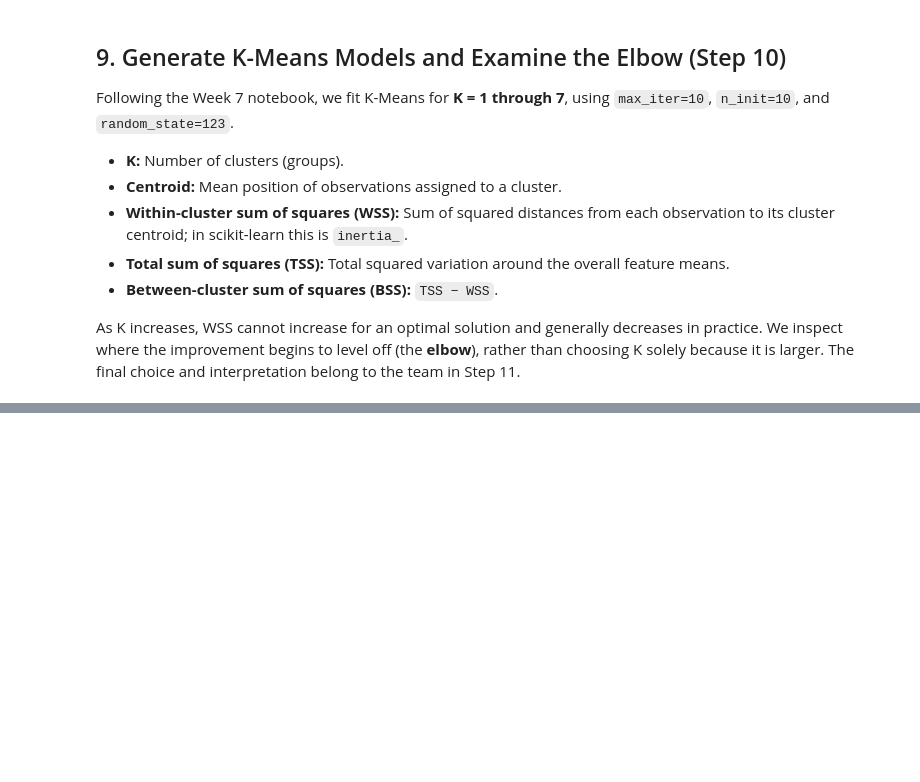
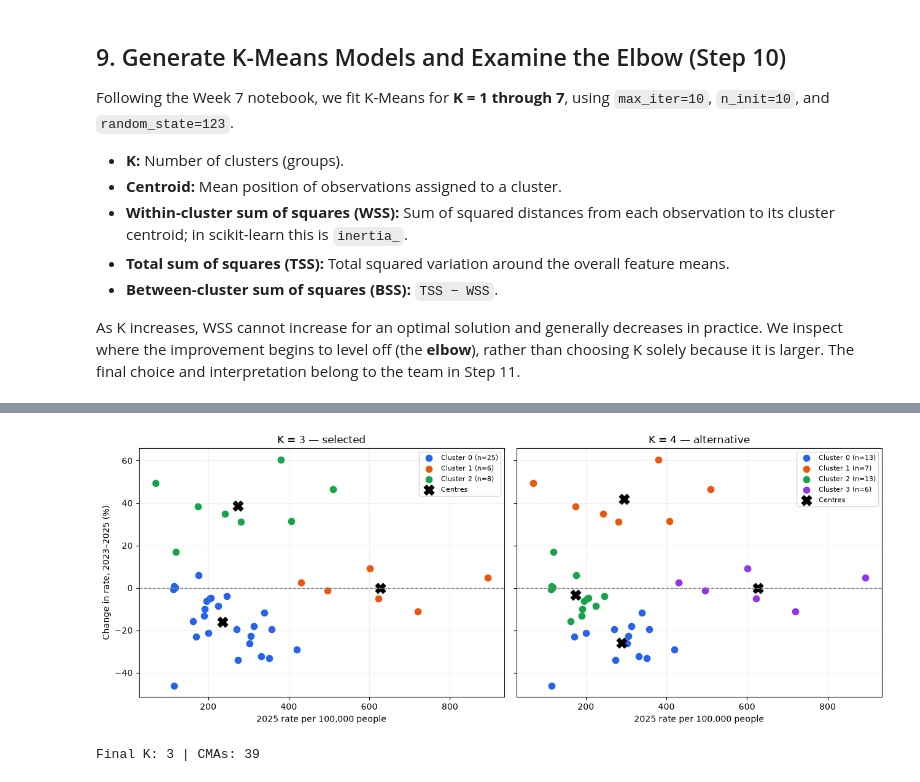
Before and after one commit to tewelde05/K_Means_Clustering, a Jupyter notebook: notebook/PROG8431_Workshop_B_KMeans_Clustering.ipynb, the cells around one changed output, grey strips where cells are left out. Drawn from its saved outputs; the diff is of its cells as text; code cells hidden in the pictures; blank space fills up the shorter version.

```diff
--- a/notebook/PROG8431_Workshop_B_KMeans_Clustering.ipynb
+++ b/notebook/PROG8431_Workshop_B_KMeans_Clustering.ipynb
@@ -330,0 +335,35 @@ TSS=76.000; WSS=8.246; BSS=67.754
+# %%
+# Compare the final recommendation with a more detailed alternative.
+fig, axes = plt.subplots(1, 2, figsize=(13, 5), sharex=True, sharey=True)
+colors = ["#2563eb", "#ea580c", "#16a34a", "#9333ea"]
+for ax, k in zip(axes, [3, 4]):
+    model = cluster_models[k]
+    centres = (model.cluster_centers_ * features.std().to_numpy()
+               + features.mean().to_numpy())
+    for group in range(k):
+        selected = model.labels_ == group
+        ax.scatter(features.loc[selected, "Rate_2025"],
+                   features.loc[selected, "Growth_2023_2025_pct"],
+                   color=colors[group], s=55,
+                   label=f"Cluster {group} (n={selected.sum()})")
+    ax.scatter(centres[:, 0], centres[:, 1], marker="X", s=140,
+               color="black", label="Centres")
+    ax.axhline(0, color="gray", linestyle="--", linewidth=1)
+    ax.set(title=f"K = {k}" + (" — selected" if k == 3 else " — alternative"),
+           xlabel="2025 rate per 100,000 people")
+    ax.legend(fontsize=8)
+    ax.grid(alpha=0.2)
+axes[0].set_ylabel("Change in rate, 2023–2025 (%)")
+plt.tight_layout()
+plt.show()
+
+# Reuse the chosen model and attach labels by CMA name.
+final_k = 3
+final_model = cluster_models[final_k]
+labels = pd.Series(final_model.labels_, index=X.index, name="Cluster")
+clustered = wide.copy().join(labels)
+assert clustered.index.equals(X.index) and clustered["Cluster"].notna().all()
+print("Final K:", final_k, "| CMAs:", len(clustered))
+# %% [output]
+[figure, added]
+Final K: 3 | CMAs: 39
```
Also changed, not shown: parts of 7 cells of this notebook, 2 other files.
